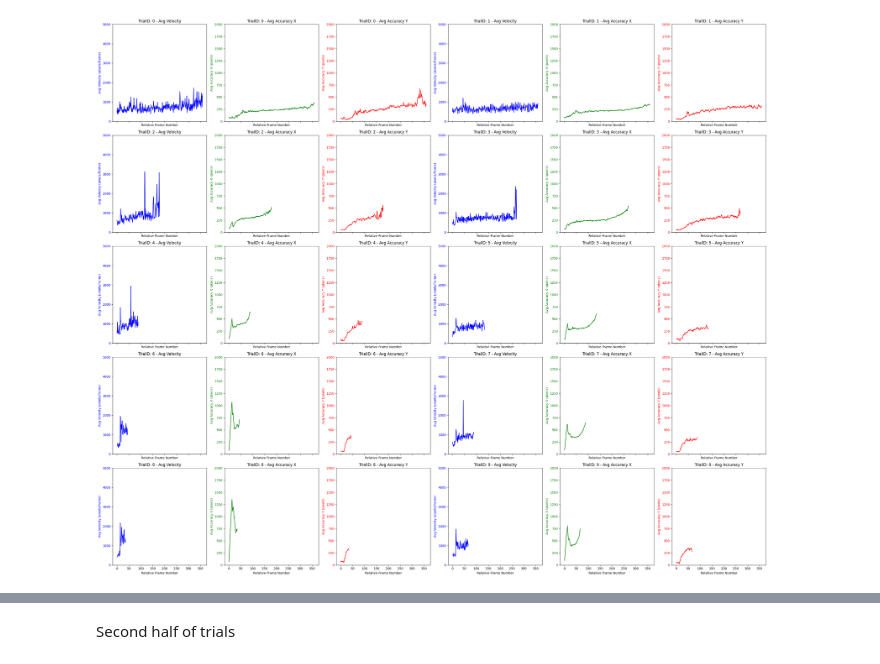
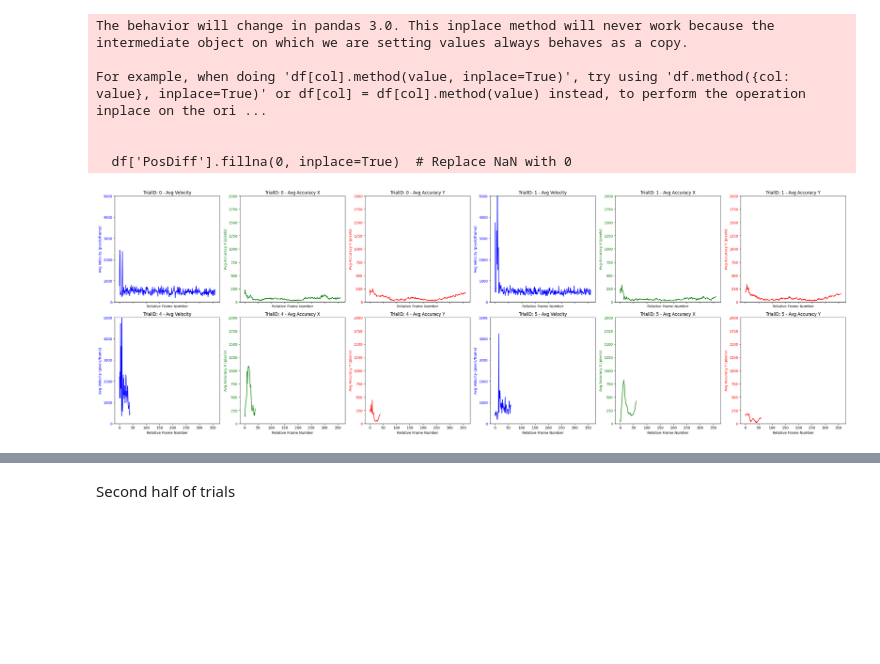
Before and after one commit to jennakangg/motiontrackingdatavis, a Jupyter notebook: MotionTrackingVisGaze.ipynb, the cells around one changed output, grey strips where cells are left out. Cells and saved outputs as stored; diff of their text form; code cells hidden in the pictures; blank space fills up the shorter version.

```diff
--- a/MotionTrackingVisGaze.ipynb
+++ b/MotionTrackingVisGaze.ipynb
@@ -4,7 +4,7 @@ import numpy as np
 import matplotlib.pyplot as plt
 
 # Load the data into a pandas DataFrame
-data = pd.read_csv('GazeData/gaze_data_all_trials_jenna.csv', sep=',')
+data = pd.read_csv('GazeDataMonde\gaze_data_all_trials_3D_monde.csv', sep=',')
 
 # Define screen resolution (you can adjust this based on Unity's settings)
 screen_width = 3840
@@ -25,12 +25,19 @@ def compute_accuracy(df, screen_width, screen_height):
     df['MappedPogY'] = df['BestPogY'] * screen_height
 
     df[['BallX', 'BallY']] = df['ScreenBallPosition'].str.extract(r'\((\d+\.?\d*)\s(\d+\.?\d*)\s\d+\.?\d*\)').astype(float)
+
     df['AccuracyX'] = np.abs(df['MappedPogX'] - df['BallX'])
     df['AccuracyY'] = np.abs(df['MappedPogY'] - df['BallY'])
     return df
 
 # Step 1: Align frame numbers and average across trials of the same type (trialID)
 def align_and_average_across_trials(df, screen_width, screen_height):
+        # Ensure FrameNumber is numeric
+    df['FrameNumber'] = pd.to_numeric(df['FrameNumber'], errors='coerce')
+
+    # Drop rows with NaN in FrameNumber if conversion fails
+    df = df.dropna(subset=['FrameNumber'])
+
     # Align Frame Numbers: Create RelativeFrameNumber for each trial
     df['RelativeFrameNumber'] = df.groupby('TrialNumber')['FrameNumber'].transform(lambda x: x - x.min())
 
@@ -89,34 +96,40 @@ def plot_aligned_average_metrics_by_trialID(avg_df, screen_width, screen_height)
         ax_velocity.tick_params(axis='y', labelcolor='blue')
         ax_velocity.set_title(f'TrialID: {trial_id} - Avg Velocity')
         ax_velocity.set_ylim([0, 5000])
         ax_velocity.set_xlabel('Relative Frame Number')
 
         # Plot average Accuracy (X) in the second column for each trial
         ax_accuracy_x = axes[row, col_accuracy_x]
         ax_accuracy_x.plot(trial_avg['RelativeFrameNumber'], trial_avg['AvgAccuracyX'], color='green', label='Avg Accuracy X')
         ax_accuracy_x.set_ylabel('Avg Accuracy X (pixels)', color='green')
         ax_accuracy_x.tick_params(axis='y', labelcolor='green')
         ax_accuracy_x.set_title(f'TrialID: {trial_id} - Avg Accuracy X')
         ax_accuracy_x.set_ylim([0, 2000])
         ax_accuracy_x.set_xlabel('Relative Frame Number')
 
         # Plot average Accuracy (Y) in the third column for each trial
         ax_accuracy_y = axes[row, col_accuracy_y]
         ax_accuracy_y.plot(trial_avg['RelativeFrameNumber'], trial_avg['AvgAccuracyY'], color='red', label='Avg Accuracy Y')
         ax_accuracy_y.set_ylabel('Avg Accuracy Y (pixels)', color='red')
         ax_accuracy_y.tick_params(axis='y', labelcolor='red')
         ax_accuracy_y.set_title(f'TrialID: {trial_id} - Avg Accuracy Y')
         ax_accuracy_y.set_ylim([0, 2000])
         ax_accuracy_y.set_xlabel('Relative Frame Number')
 
     fig.tight_layout()
     plt.show()
 
 # Step 4: Align, average, and plot metrics
 aligned_avg_data_by_trial = align_and_average_across_trials(data, screen_width, screen_height)
 plot_aligned_average_metrics_by_trialID(aligned_avg_data_by_trial, screen_width, screen_height)
 # %% [output]
+The behavior will change in pandas 3.0. This inplace method will never work because the intermediate object on which we are setting values always behaves as a copy.
+
+For example, when doing 'df[col].method(value, inplace=True)', try using 'df.method({col: value}, inplace=True)' or df[col] = df[col].method(value) instead, to perform the operation inplace on the ori ...
+
+
+  df['PosDiff'].fillna(0, inplace=True)  # Replace NaN with 0
-[figure, old version]
+[figure, new version]
 # %%
 # Step 1: Align frame numbers, normalize to [0, 1], and average across trials of the same type (trialID)
 def align_and_average_across_trials(df, screen_width, screen_height):
```
Also changed, not shown: parts of 3 cells of this notebook, 10 other files.
